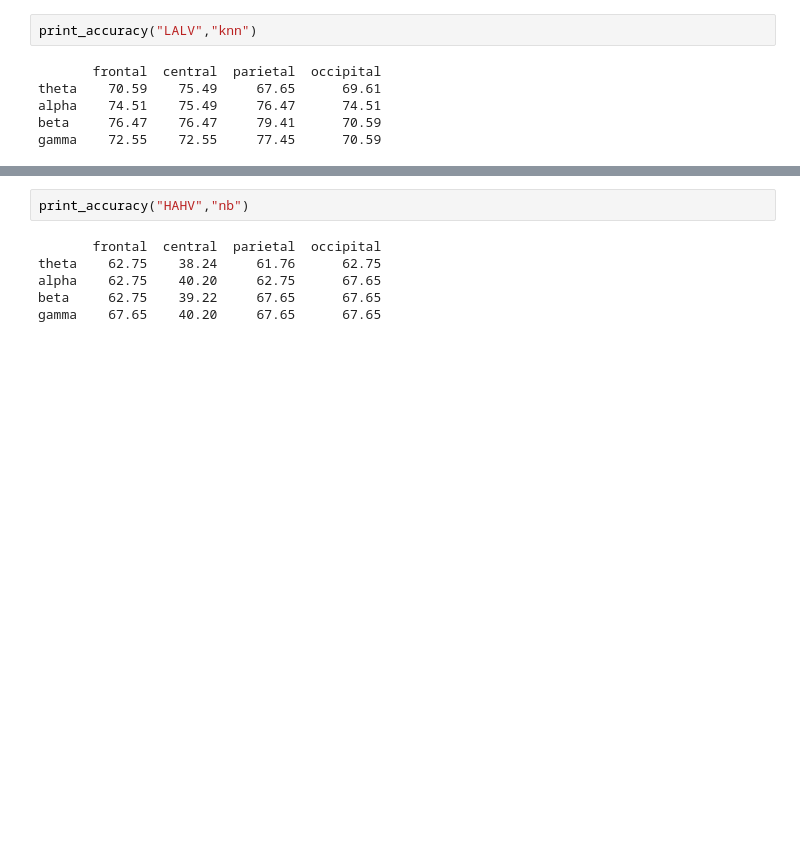
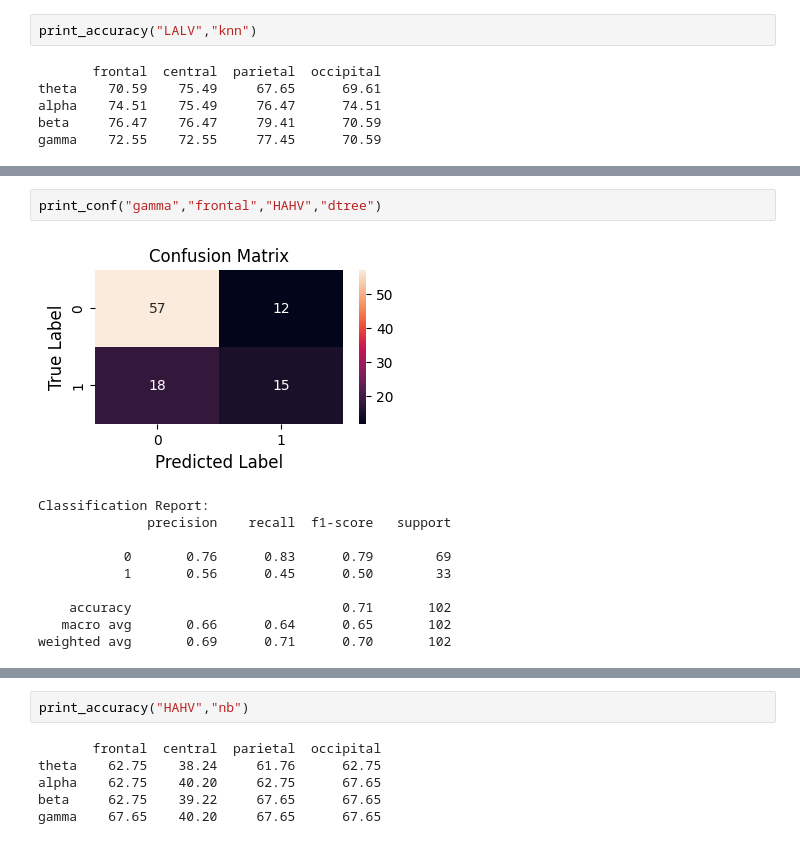
Before and after one commit to RabinSharma25/emotion-classification-using-eeg-signals, a Jupyter notebook: rabin2.ipynb, the cells around one changed output, grey strips where cells are left out. Cells and saved outputs as stored; diff of their text form; blank space fills up the shorter version.

```diff
--- a/rabin2.ipynb
+++ b/rabin2.ipynb
@@ -1019,3 +1045,16 @@ gamma    73.53    70.59     70.59      60.78
+# %%
+print_conf("gamma","frontal","HAHV","dtree")
+# %% [output]
+[figure, added]
+Classification Report:
+              precision    recall  f1-score   support
+
+           0       0.76      0.83      0.79        69
+           1       0.56      0.45      0.50        33
+
+    accuracy                           0.71       102
+   macro avg       0.66      0.64      0.65       102
+weighted avg       0.69      0.71      0.70       102
 # %%
 print_accuracy("HAHV","rf")
 # %% [output]
```
Also changed, not shown: parts of 40 cells of this notebook.
